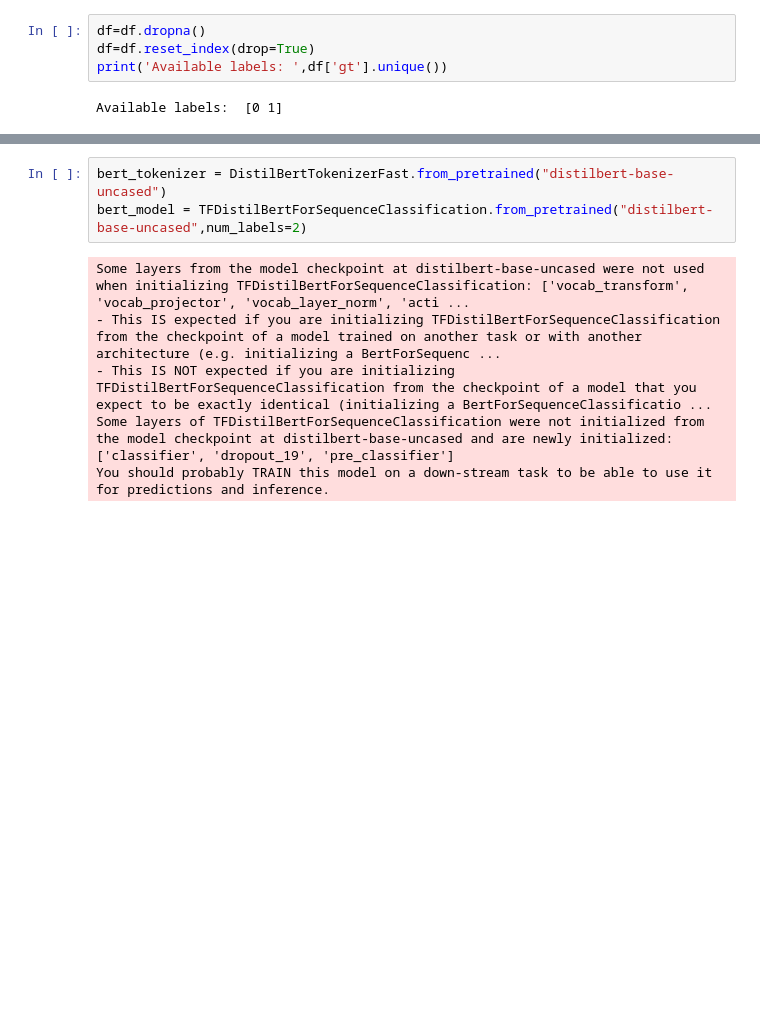
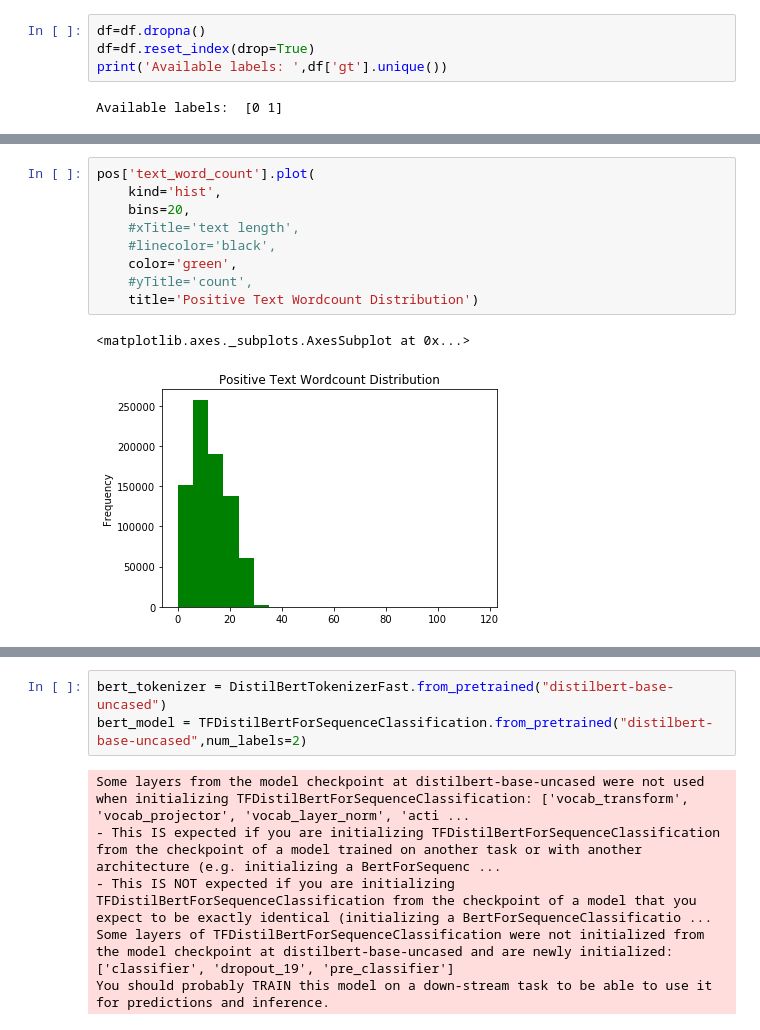
Before and after one commit to GarrettMerz/Projects, a Jupyter notebook: TweetyBERT/DistilBERT.ipynb, the cells around one changed output, grey strips where cells are left out. Saved outputs shown, nothing was run; the diff lists cells and outputs as text; blank space fills up the shorter version.

```diff
--- a/TweetyBERT/DistilBERT.ipynb
+++ b/TweetyBERT/DistilBERT.ipynb
@@ -101,0 +135,12 @@ Data exploration:
+# %%
+pos['text_word_count'].plot(
+    kind='hist',
+    bins=20,
+    #xTitle='text length',
+    #linecolor='black',
+    color='green',
+    #yTitle='count',
+    title='Positive Text Wordcount Distribution')
+# %% [output]
+<matplotlib.axes._subplots.AxesSubplot at 0x...>
+[figure, added]
```
Also changed, not shown: parts of 19 cells of this notebook, 24 other files.
